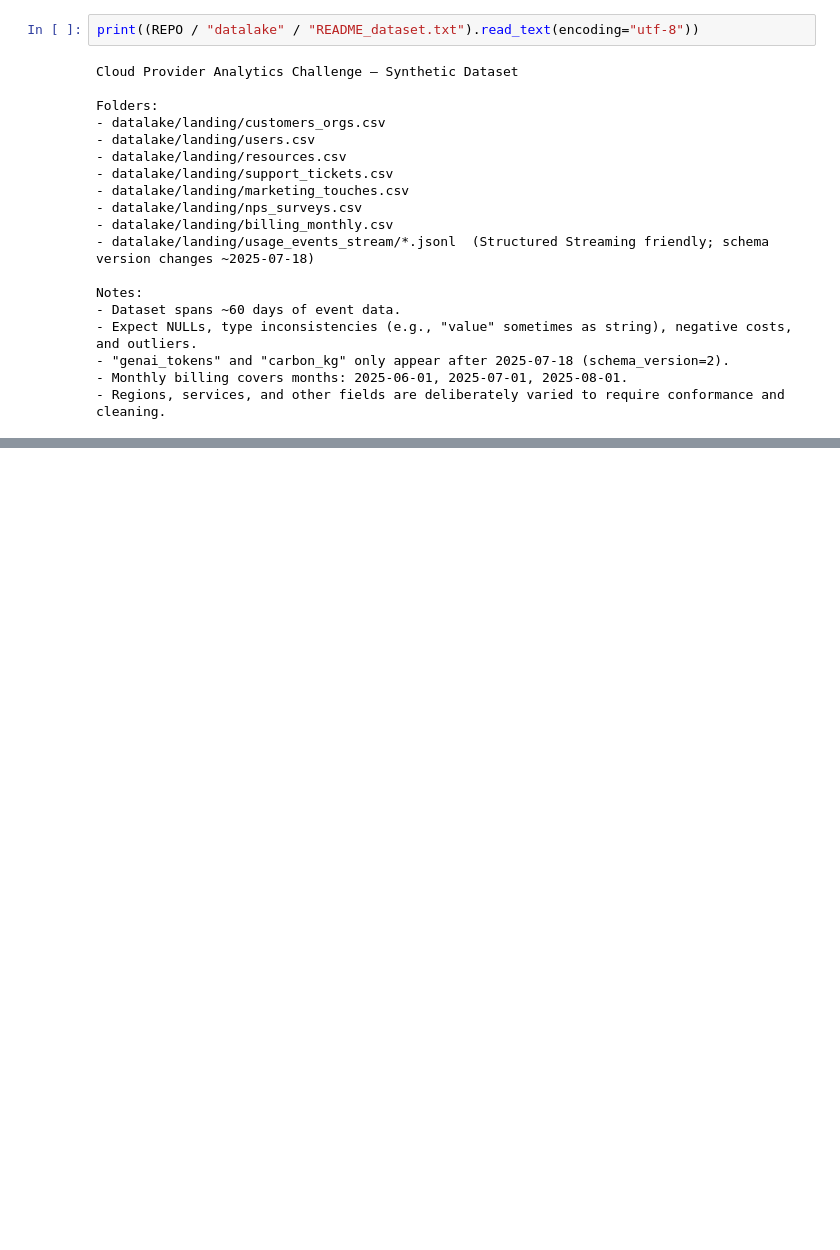
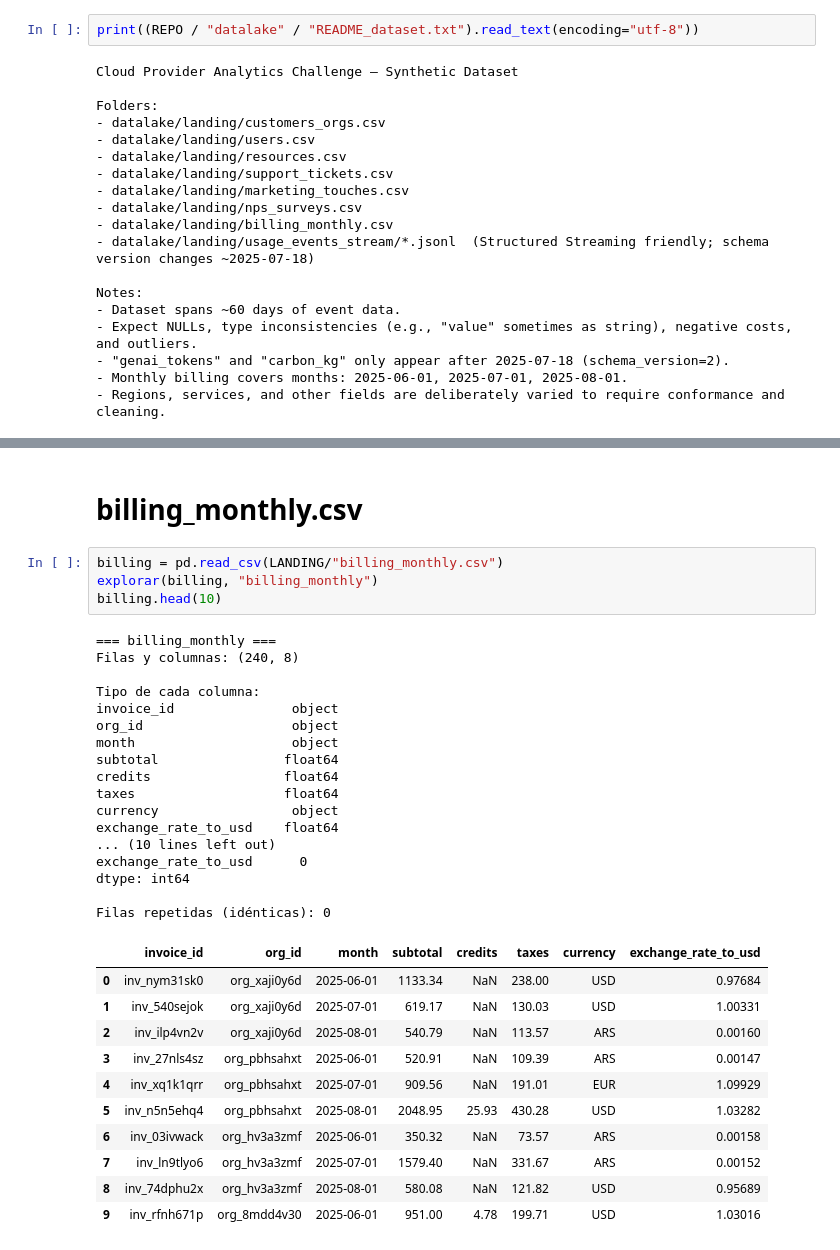
Before and after one commit to hernan-av/proyecto-cloud-analytics, a Jupyter notebook: notebooks/01_exploracion_csv.ipynb, the cells around one changed output, grey strips where cells are left out. Cells and saved outputs as stored; diff of their text form; blank space fills up the shorter version.

```diff
--- a/notebooks/01_exploracion_csv.ipynb
+++ b/notebooks/01_exploracion_csv.ipynb
@@ -57,0 +586,35 @@ Notes:
+# %% [markdown]
+# billing_monthly.csv
+# %%
+billing = pd.read_csv(LANDING/"billing_monthly.csv")
+explorar(billing, "billing_monthly")
+billing.head(10)
+# %% [output]
+=== billing_monthly ===
+Filas y columnas: (240, 8)
+
+Tipo de cada columna:
+invoice_id               object
+org_id                   object
+month                    object
+subtotal                float64
+credits                 float64
+taxes                   float64
+currency                 object
+exchange_rate_to_usd    float64
+... (10 lines left out)
+exchange_rate_to_usd      0
+dtype: int64
+
+Filas repetidas (idénticas): 0
+|  | invoice_id | org_id | month | subtotal | credits | taxes | currency | exchange_rate_to_usd |
+| 0 | inv_nym31sk0 | org_xaji0y6d | 2025-06-01 | 1133.34 | NaN | 238.00 | USD | 0.97684 |
+| 1 | inv_540sejok | org_xaji0y6d | 2025-07-01 | 619.17 | NaN | 130.03 | USD | 1.00331 |
+| 2 | inv_ilp4vn2v | org_xaji0y6d | 2025-08-01 | 540.79 | NaN | 113.57 | ARS | 0.00160 |
+| 3 | inv_27nls4sz | org_pbhsahxt | 2025-06-01 | 520.91 | NaN | 109.39 | ARS | 0.00147 |
+| 4 | inv_xq1k1qrr | org_pbhsahxt | 2025-07-01 | 909.56 | NaN | 191.01 | EUR | 1.09929 |
+| 5 | inv_n5n5ehq4 | org_pbhsahxt | 2025-08-01 | 2048.95 | 25.93 | 430.28 | USD | 1.03282 |
+| 6 | inv_03ivwack | org_hv3a3zmf | 2025-06-01 | 350.32 | NaN | 73.57 | ARS | 0.00158 |
+| 7 | inv_ln9tlyo6 | org_hv3a3zmf | 2025-07-01 | 1579.40 | NaN | 331.67 | ARS | 0.00152 |
+| 8 | inv_74dphu2x | org_hv3a3zmf | 2025-08-01 | 580.08 | NaN | 121.82 | USD | 0.95689 |
+| 9 | inv_rfnh671p | org_8mdd4v30 | 2025-06-01 | 951.00 | 4.78 | 199.71 | USD | 1.03016 |
```
Also changed, not shown: parts of 82 cells of this notebook.
